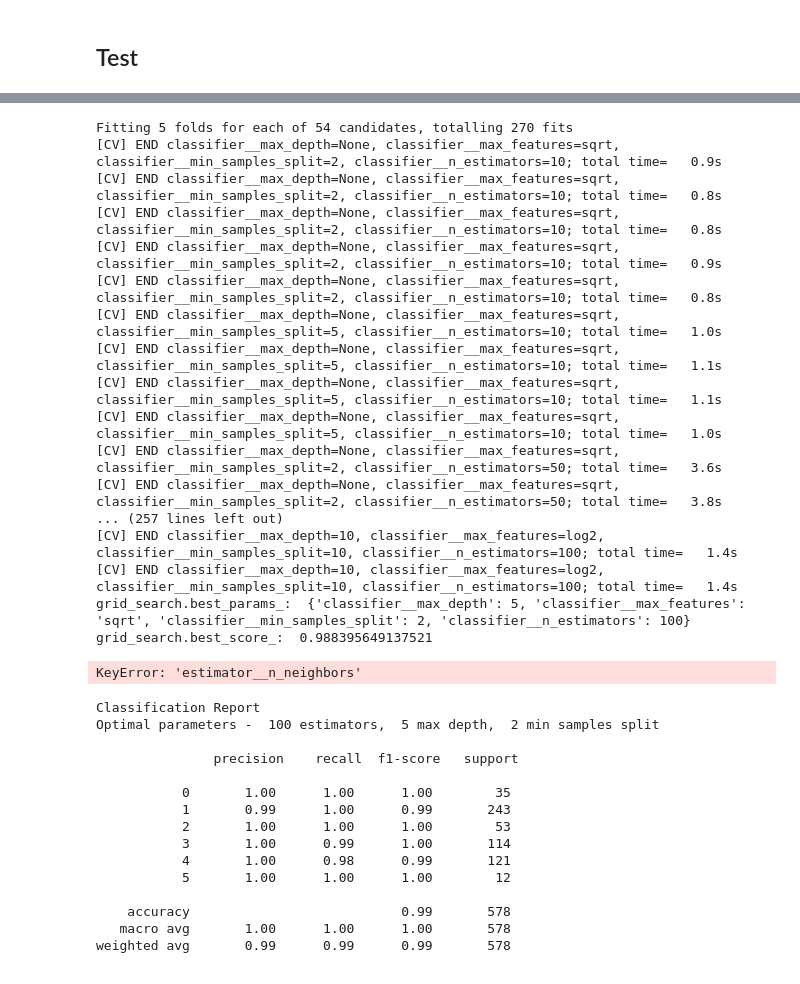
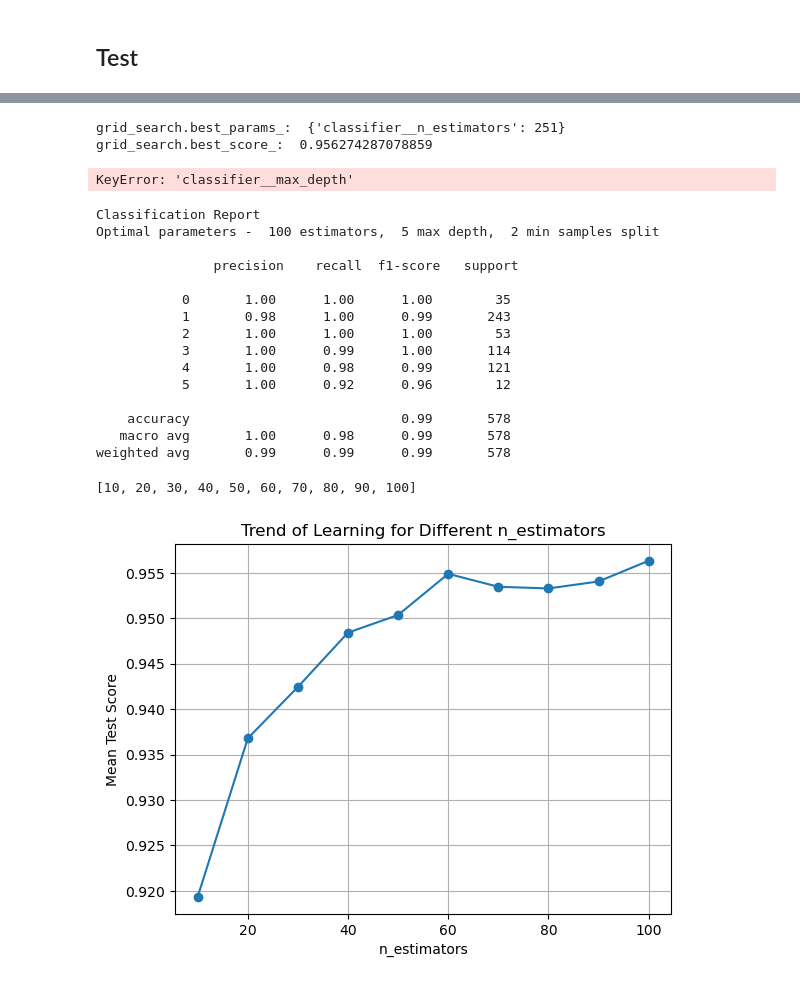
Before and after one commit to lucamodica/statistical-learning-for-big-data, a Jupyter notebook: projects/project2/project2.ipynb, the cells around one changed output, grey strips where cells are left out. Saved outputs shown, nothing was run; the diff lists cells and outputs as text; code cells hidden in the pictures.

```diff
--- a/projects/project2/project2.ipynb
+++ b/projects/project2/project2.ipynb
@@ -26,7 +25,7 @@ random_state = 42
 test_sizes = [0.2, 0.4, 0.7]
 noises = [0.1, 0.2, 0.3]
 
-n_estimators = [10, 50, 100]
+n_estimators = np.arange(1, 501, 50)
 max_depth = [None, 5, 10]
 min_samples_split = [2, 5, 10]
 learning_rate = [0.01, 0.1, 1]
@@ -58,12 +57,11 @@ X_cats_dogs = pd.read_csv('../data/CATSnDOGS.csv')
 # %%
 def splits(X, Y, gaussian_noise_factor=0, test_size=0.2):
     ''' Split into train and test. Includes noise and mislabeling. '''
+    noise = np.random.normal(0, 1, X.shape)
+    X = X + gaussian_noise_factor * noise
     X_train, X_test, Y_train, Y_test = train_test_split(X, Y, test_size=test_size, random_state=random_state, stratify=Y)
 
-    noise = np.random.normal(0, 1, Y_train.shape)
-    X_train_noisy = X_train + gaussian_noise_factor * noise
-
-    return X_train_noisy, X_test, Y_train, Y_test
+    return X_train, X_test, Y_train, Y_test
 # %% [markdown]
 ### Exploratory Data Analysis
 # %%
@@ -102,9 +100,9 @@ plt.show()
 # Parameter grid for Random Forest (bagging)
 params_rf_1 = {
     'classifier__n_estimators': n_estimators,
-    'classifier__max_depth': max_depth,
-    'classifier__min_samples_split': min_samples_split,
-    'classifier__max_features': ['sqrt', 'log2'],
+    # 'classifier__max_depth': max_depth,
+    # 'classifier__min_samples_split': min_samples_split,
+    # 'classifier__max_features': ['sqrt', 'log2'],
 }
 
 # Parameter grid for Gradient Boosting
@@ -138,7 +136,7 @@ def grid_search_1(X_train, Y_train, model: str):
     else:
         params = {}
 
-    grid_search = GridSearchCV(pipeline_1, params, cv=stratified_k_fold, scoring='balanced_accuracy', n_jobs=-1, verbose=2)
+    grid_search = GridSearchCV(pipeline_1, params, cv=stratified_k_fold, scoring='balanced_accuracy', n_jobs=-1)
     grid_search.fit(X_train, np.ravel(Y_train))
     print('grid_search.best_params_: ', grid_search.best_params_)
     print('grid_search.best_score_: ', grid_search.best_score_)
@@ -153,3 +151,23 @@ def classification_report_1(X_test, Y_test, grid_search_1):
         f'{best_params_1['classifier__max_depth']} max depth, ',
         f'{best_params_1['classifier__min_samples_split']} min samples split \n\n',
         classification_report(Y_test, Y_test_pred_1))
+# %%
+
+def plot_learning_trend(grid_search_res):
+  results = grid_search_res.cv_results_
+  n_estimators = np.arange(10, 101, 10)
+
+  # get the mean test scores for each estmator with the same value of n_estimators
+  mean_scores = []
+  for n in n_estimators:
+    mean_scores.append(np.mean(results['mean_test_score'][results['param_classifier__n_estimators'] == n]))
+
+  n_estimators = [int(n) for n in n_estimators]
+  print(n_estimators)
+
+  plt.plot(n_estimators, mean_scores, marker='o')
+  plt.xlabel('n_estimators')
+  plt.ylabel('Mean Test Score')
+  plt.title('Trend of Learning for Different n_estimators')
+  plt.grid(True)
+  plt.show()
@@ -160,24 +237,9 @@ X_train, X_test, Y_train, Y_test = splits(X=X_cancer, Y=Y_cancer, gaussian_noise
 grid_search_1_res = grid_search_1(X_train, Y_train, 'rf')
 classification_report_1(X_test, Y_test, grid_search_1_res)
 # %% [output]
-Fitting 5 folds for each of 54 candidates, totalling 270 fits
-[CV] END classifier__max_depth=None, classifier__max_features=sqrt, classifier__min_samples_split=2, classifier__n_estimators=10; total time=   0.9s
-[CV] END classifier__max_depth=None, classifier__max_features=sqrt, classifier__min_samples_split=2, classifier__n_estimators=10; total time=   0.8s
-[CV] END classifier__max_depth=None, classifier__max_features=sqrt, classifier__min_samples_split=2, classifier__n_estimators=10; total time=   0.8s
-[CV] END classifier__max_depth=None, classifier__max_features=sqrt, classifier__min_samples_split=2, classifier__n_estimators=10; total time=   0.9s
-[CV] END classifier__max_depth=None, classifier__max_features=sqrt, classifier__min_samples_split=2, classifier__n_estimators=10; total time=   0.8s
-[CV] END classifier__max_depth=None, classifier__max_features=sqrt, classifier__min_samples_split=5, classifier__n_estimators=10; total time=   1.0s
-[CV] END classifier__max_depth=None, classifier__max_features=sqrt, classifier__min_samples_split=5, classifier__n_estimators=10; total time=   1.1s
-[CV] END classifier__max_depth=None, classifier__max_features=sqrt, classifier__min_samples_split=5, classifier__n_estimators=10; total time=   1.1s
-[CV] END classifier__max_depth=None, classifier__max_features=sqrt, classifier__min_samples_split=5, classifier__n_estimators=10; total time=   1.0s
-[CV] END classifier__max_depth=None, classifier__max_features=sqrt, classifier__min_samples_split=2, classifier__n_estimators=50; total time=   3.6s
-[CV] END classifier__max_depth=None, classifier__max_features=sqrt, classifier__min_samples_split=2, classifier__n_estimators=50; total time=   3.8s
-... (257 lines left out)
-[CV] END classifier__max_depth=10, classifier__max_features=log2, classifier__min_samples_split=10, classifier__n_estimators=100; total time=   1.4s
-[CV] END classifier__max_depth=10, classifier__max_features=log2, classifier__min_samples_split=10, classifier__n_estimators=100; total time=   1.4s
-grid_search.best_params_:  {'classifier__max_depth': 5, 'classifier__max_features': 'sqrt', 'classifier__min_samples_split': 2, 'classifier__n_estimators': 100}
-grid_search.best_score_:  0.988395649137521
+grid_search.best_params_:  {'classifier__n_estimators': 251}
+grid_search.best_score_:  0.956274287078859
-KeyError: 'estimator__n_neighbors'
+KeyError: 'classifier__max_depth'
 # %%
 classification_report_1(X_test, Y_test, grid_search_1_res)
 # %% [output]
@@ -187,12 +249,17 @@ Optimal parameters -  100 estimators,  5 max depth,  2 min samples split
                precision    recall  f1-score   support
 
            0       1.00      1.00      1.00        35
-           1       0.99      1.00      0.99       243
+           1       0.98      1.00      0.99       243
            2       1.00      1.00      1.00        53
            3       1.00      0.99      1.00       114
            4       1.00      0.98      0.99       121
-           5       1.00      1.00      1.00        12
+           5       1.00      0.92      0.96        12
 
     accuracy                           0.99       578
-   macro avg       1.00      1.00      1.00       578
+   macro avg       1.00      0.98      0.99       578
 weighted avg       0.99      0.99      0.99       578
+# %%
+plot_learning_trend(grid_search_1_res)
+# %% [output]
+[10, 20, 30, 40, 50, 60, 70, 80, 90, 100]
+[figure, added]
```
Also changed, not shown: parts of 5 cells of this notebook, 1 other file.
